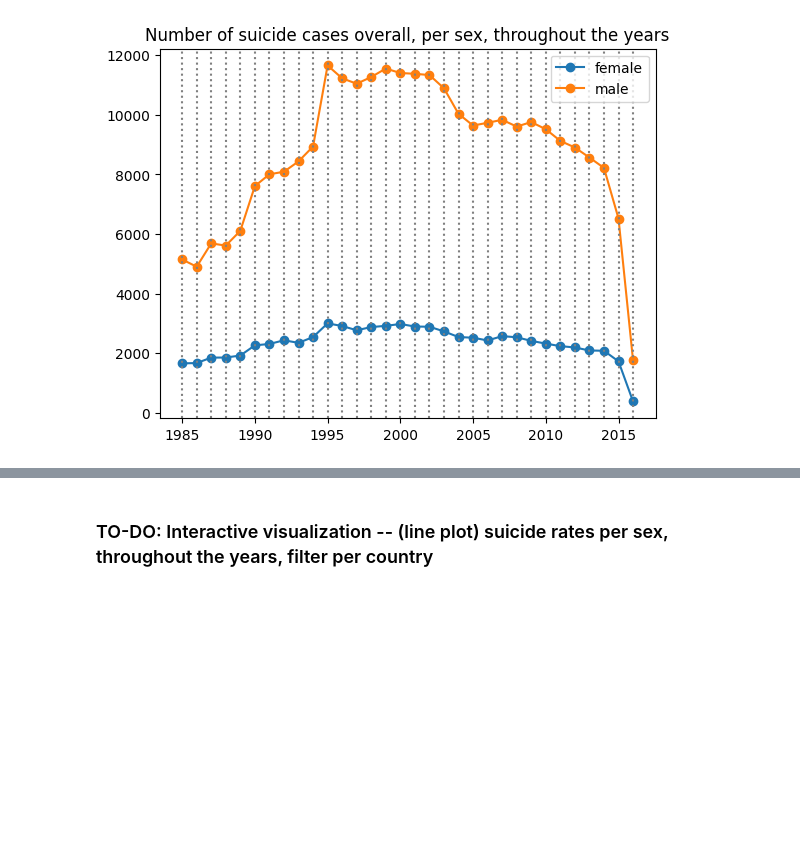
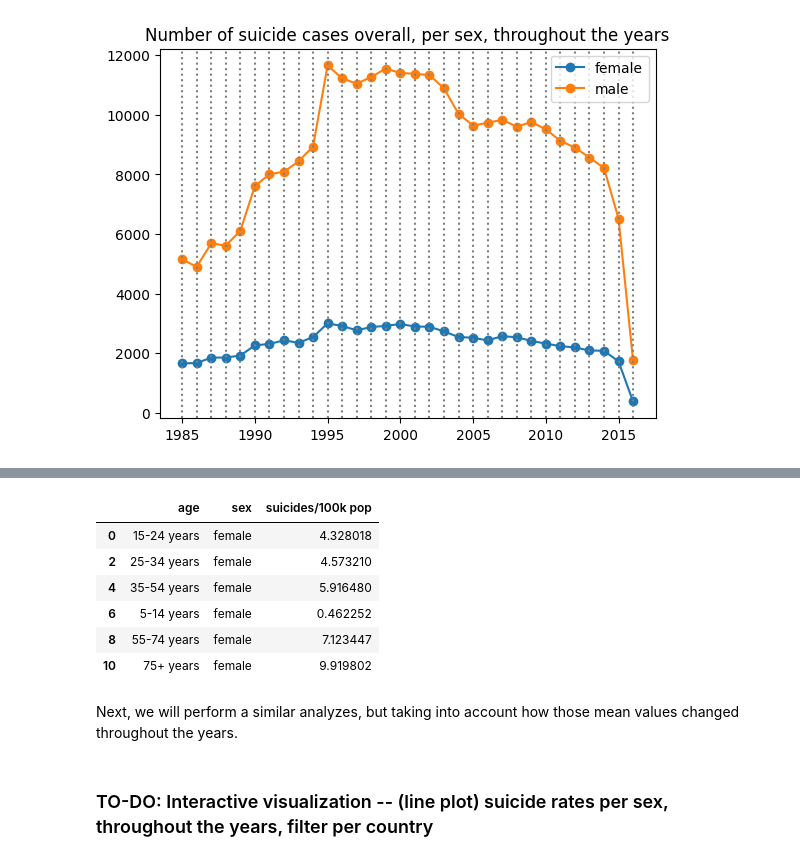
Before and after one commit to lucasclopesr/suic-rates-tp, a Jupyter notebook: TP_Vis_Dados_Suicide_Rate.ipynb, the cells around one changed output, grey strips where cells are left out. Saved outputs shown, nothing was run; the diff lists cells and outputs as text; code cells hidden in the pictures; blank space fills up the shorter version.

```diff
--- a/TP_Vis_Dados_Suicide_Rate.ipynb
+++ b/TP_Vis_Dados_Suicide_Rate.ipynb
@@ -158,3 +215,17 @@ We proceed by analyzing suicide cases per sex age, followed by suicide cases per
+# %%
+suic_rates_age_sex_mean = suic_rates.groupby(["age", "sex"], as_index = False)["suicides/100k pop"].mean()
+suic_rates_age_sex_mean_female = suic_rates_age_sex_mean.loc[suic_rates_age_sex_mean["sex"] == "female"]
+suic_rates_age_sex_mean_male = suic_rates_age_sex_mean.loc[suic_rates_age_sex_mean["sex"] == "male"]
+# %% [output]
+|  | age | sex | suicides/100k pop |
+| 0 | 15-24 years | female | 4.328018 |
+| 2 | 25-34 years | female | 4.573210 |
+| 4 | 35-54 years | female | 5.916480 |
+| 6 | 5-14 years | female | 0.462252 |
+| 8 | 55-74 years | female | 7.123447 |
+| 10 | 75+ years | female | 9.919802 |
+# %% [markdown]
+Next, we will perform a similar analyzes, but taking into account how those mean values changed throughout the years.
 # %% [markdown]
 ### TO-DO: Interactive visualization -- (line plot) suicide rates per sex, throughout the years, filter per country
 # %% [markdown]
```
Also changed, not shown: parts of 7 cells of this notebook.
